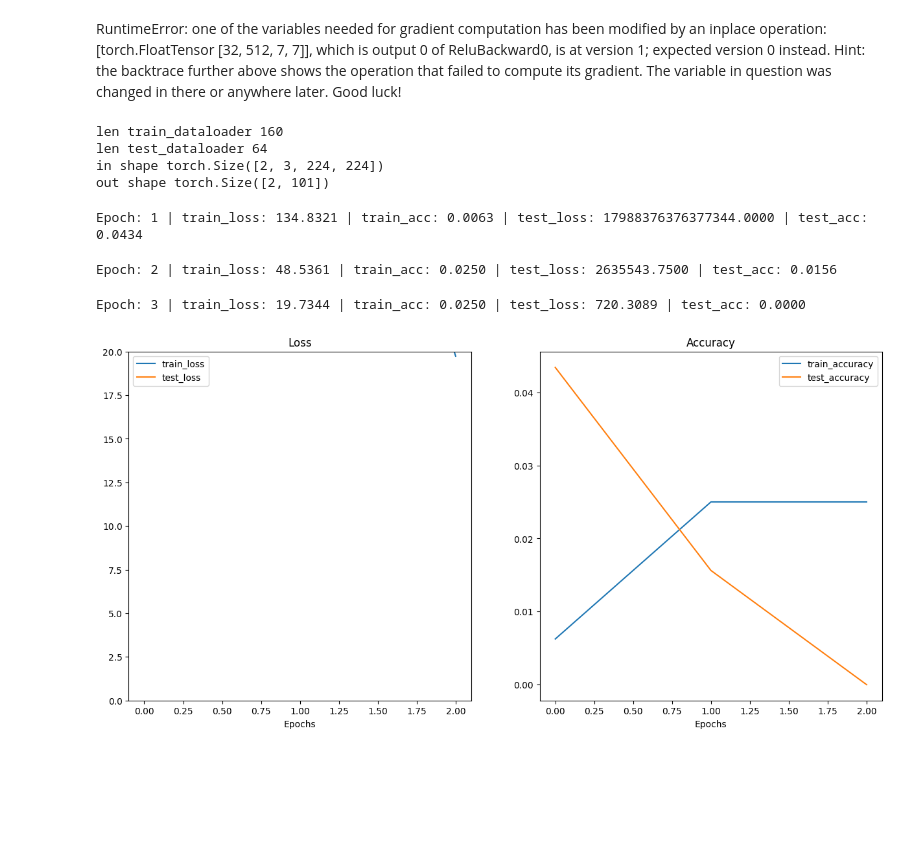
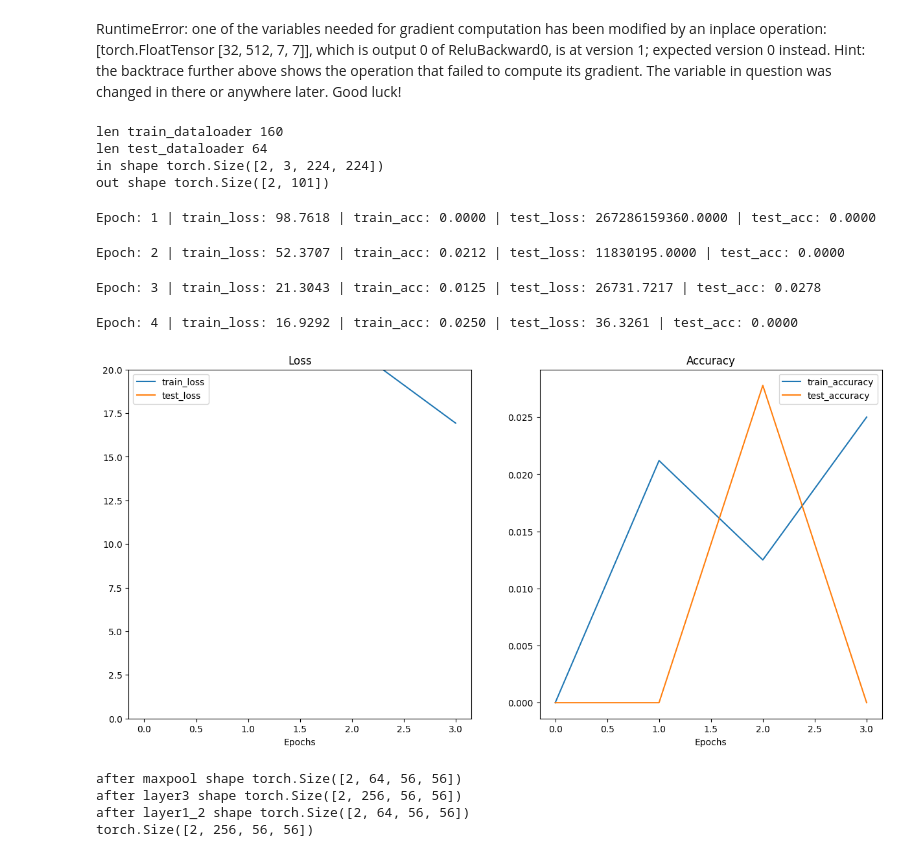
Before and after one commit to Machmurka/UnderstandingDeepLearning, a Jupyter notebook: Learn PyTorch for Deep Learning/ResNet18layers.ipynb, the cells around one changed output. Drawn from its saved outputs; the diff is of its cells as text; code cells hidden in the pictures; blank space fills up the shorter version.

```diff
--- a/Learn PyTorch for Deep Learning/ResNet18layers.ipynb
+++ b/Learn PyTorch for Deep Learning/ResNet18layers.ipynb
@@ -289,30 +289,31 @@ class ResNet18(nn.Module):
 # %%
 data=Data()
 train_features_batch, train_labels_batch = next(iter(data.train_dataloader))
 print(f"len train_dataloader {len(data.train_dataloader)*32}")
 print(f"len test_dataloader {len(data.test_dataloader)*32}")
 
 
 
 net=ResNet18(SimpleResNetblock,3,len(data.classes),[3,4,6,3])
 x=torch.randn(2,3,224,224)
 print(f"in shape {x.shape}")
 
 y=net(x)
 print(f"out shape {y.shape}")
 
 
 net_optimizer=torch.optim.SGD(net.parameters(),lr=0.1)
 net_loss_fn=nn.CrossEntropyLoss()
-res=Totrain(net,data,net_optimizer,net_loss_fn,3)
+res=Totrain(net,data,net_optimizer,net_loss_fn,4)
 
 plot_loss_curves(res)
 # %% [output]
 len train_dataloader 160
 len test_dataloader 64
 in shape torch.Size([2, 3, 224, 224])
 out shape torch.Size([2, 101])
-Epoch: 1 | train_loss: 134.8321 | train_acc: 0.0063 | test_loss: 17988376376377344.0000 | test_acc: 0.0434
+Epoch: 1 | train_loss: 98.7618 | train_acc: 0.0000 | test_loss: 267286159360.0000 | test_acc: 0.0000
-Epoch: 2 | train_loss: 48.5361 | train_acc: 0.0250 | test_loss: 2635543.7500 | test_acc: 0.0156
+Epoch: 2 | train_loss: 52.3707 | train_acc: 0.0212 | test_loss: 11830195.0000 | test_acc: 0.0000
-Epoch: 3 | train_loss: 19.7344 | train_acc: 0.0250 | test_loss: 720.3089 | test_acc: 0.0000
+Epoch: 3 | train_loss: 21.3043 | train_acc: 0.0125 | test_loss: 26731.7217 | test_acc: 0.0278
+Epoch: 4 | train_loss: 16.9292 | train_acc: 0.0250 | test_loss: 36.3261 | test_acc: 0.0000
-[figure, old version]
+[figure, new version]
@@ -318,0 +455,13 @@ Epoch: 3 | train_loss: 19.7344 | train_acc: 0.0250 | test_loss: 720.3089 | test_
+# %%
+x=torch.randn(2,3,224,224)
+
+net50=ResNet50(ResNetblock,3,4,[1])
+
+y=net50(x)
+
+print(y.shape)
+# %% [output]
+after maxpool shape torch.Size([2, 64, 56, 56])
+after layer3 shape torch.Size([2, 256, 56, 56])
+after layer1_2 shape torch.Size([2, 64, 56, 56])
+torch.Size([2, 256, 56, 56])
```
Also changed, not shown: parts of 2 cells of this notebook.
